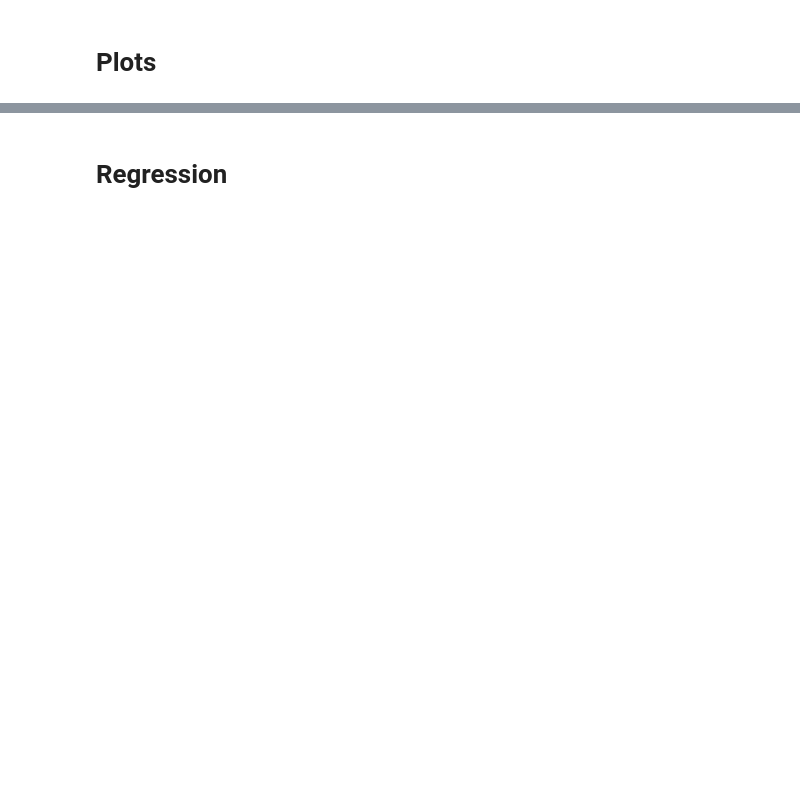
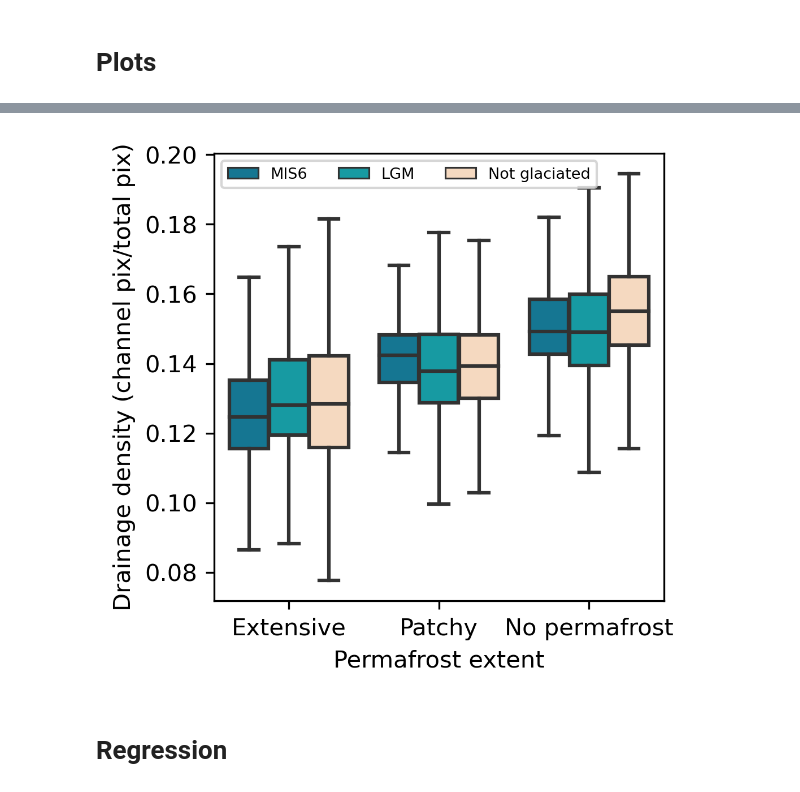
Before and after one commit to jmdelvecchio/arctic-drainage-density, a Jupyter notebook: step2_geospatial.ipynb, the cells around one changed output, grey strips where cells are left out. Drawn from its saved outputs; the diff is of its cells as text; code cells hidden in the pictures; blank space fills up the shorter version.

```diff
--- a/step2_geospatial.ipynb
+++ b/step2_geospatial.ipynb
@@ -223,7 +316,7 @@ simplified_dict = {
 
 joined_pf['simple'] = joined_pf['EXTENT'].map(simplified_dict)
 # %%
-from statannotations.Annotator import Annotator
+# from statannotations.Annotator import Annotator
 
 x="simple"
 y="DD"
@@ -242,32 +335,35 @@ pairs=[
 
 # filtered_data = joined_pf.loc[(joined_pf['bio12_mean'] < 700) & (joined_pf['ndvi_mean'] > 6000)]
 filtered_data = joined_pf.loc[joined_pf['ndvi_mean'] > 6000]
 
 fig, ax = plt.subplots(figsize=(3.4252,3.4252),dpi=300)
 plot1 = sns.boxplot(data=filtered_data, x=x, y=y, order=order, hue=hue, hue_order=hue_order,
                  showfliers = False,
                 palette=["#0081a7", "#00afb9", "#fed9b7"],
                 ax=ax)
 
 # for tick,label in zip(pos,ax.get_xticklabels()):
 #     ax.text(pos[tick],
 #             medians[tick],
 #             nobs[tick],
 #             horizontalalignment='center',
 #             size='x-small',
 #             color='k',
 #             weight='semibold')
 
 # annot = Annotator(plot1, pairs, data=filtered_data, x=x, y=y, order=order, hue=hue, hue_order=hue_order,
 #                   showfliers = False,
 #                  palette=["#0081a7", "#00afb9", "#fed9b7"],
 #                  #ax=ax
 #                  )
 # annot.configure(test='Mann-Whitney', verbose=2)
 # annot.apply_test()
 # annot.annotate()
-ax.set_ylabel("Drainage density")
+ax.set_ylabel("Drainage density (channel pix/total pix)")
 ax.set_xlabel("Permafrost extent")
 plt.legend(loc="upper left", ncol=3, fontsize=6.5)
 plt.savefig("./figure_outputs/main_boxplots.png", bbox_inches="tight")
+plt.savefig("./figure_outputs/main_boxplots.pdf", bbox_inches="tight")
+# %% [output]
+[figure, added]
 # %%
```
Also changed, not shown: parts of 27 cells of this notebook.
